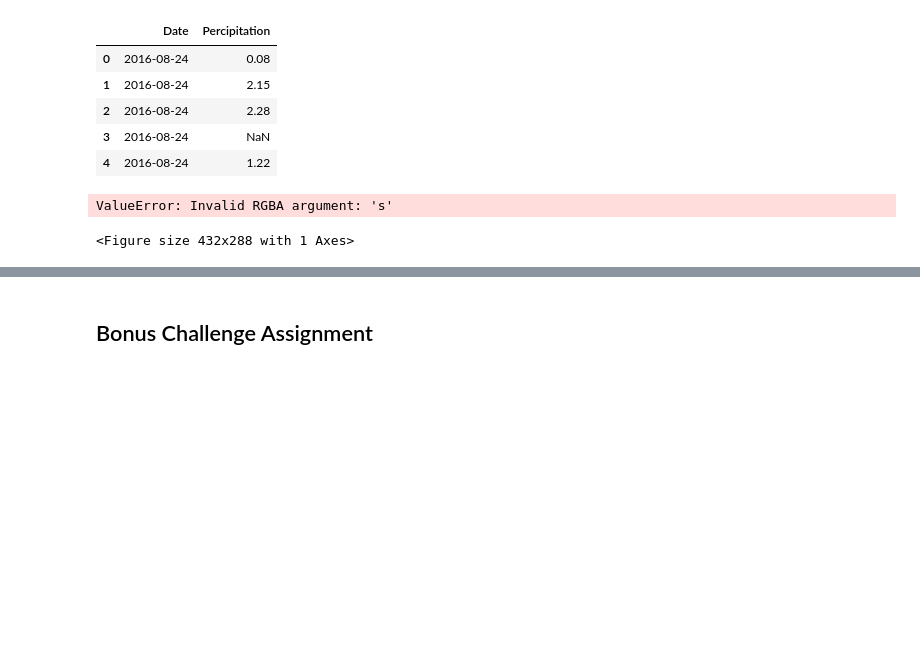
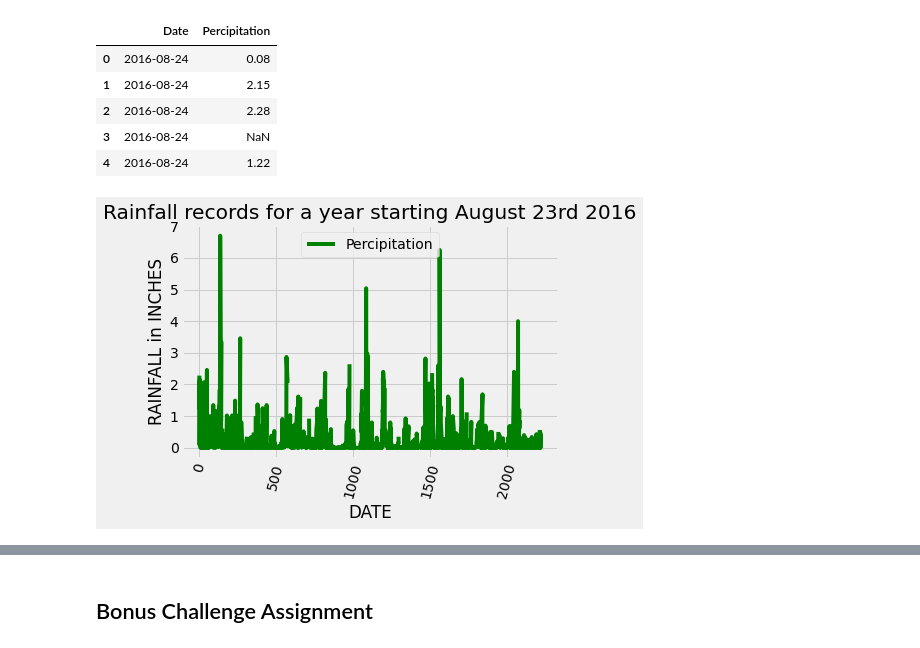
Before and after one commit to MaxWoodworth/sqlalchemy-challenge, a Jupyter notebook: climate_starter.ipynb, the cells around one changed output, grey strips where cells are left out. Drawn from its saved outputs; the diff is of its cells as text; code cells hidden in the pictures; blank space fills up the shorter version.

```diff
--- a/climate_starter.ipynb
+++ b/climate_starter.ipynb
@@ -101,13 +101,14 @@ measurement_clean_df.head()
 | 4 | 2016-08-24 | 1.22 |
 # %%
 # Use Pandas Plotting with Matplotlib to plot the data
-measurement_clean_df.plot(rot=75, color='sky')
+measurement_clean_df.plot(rot=75, color='green')
 plt.xlabel("DATE")
 plt.ylabel("RAINFALL in INCHES")
 plt.title("Rainfall records for a year starting August 23rd 2016")
 plt.show()
+#couldnt remember where in the code to change color so link to the documentation for color change is below.
+#https://www.codespeedy.com/how-to-change-line-color-in-matplotlib/
 # %% [output]
-ValueError: Invalid RGBA argument: 's'
-<Figure size 432x288 with 1 Axes>
+[figure, added]
 # %%
 # Use Pandas to calcualte the summary statistics for the precipitation data
```
Also changed, not shown: parts of 1 cell of this notebook.
